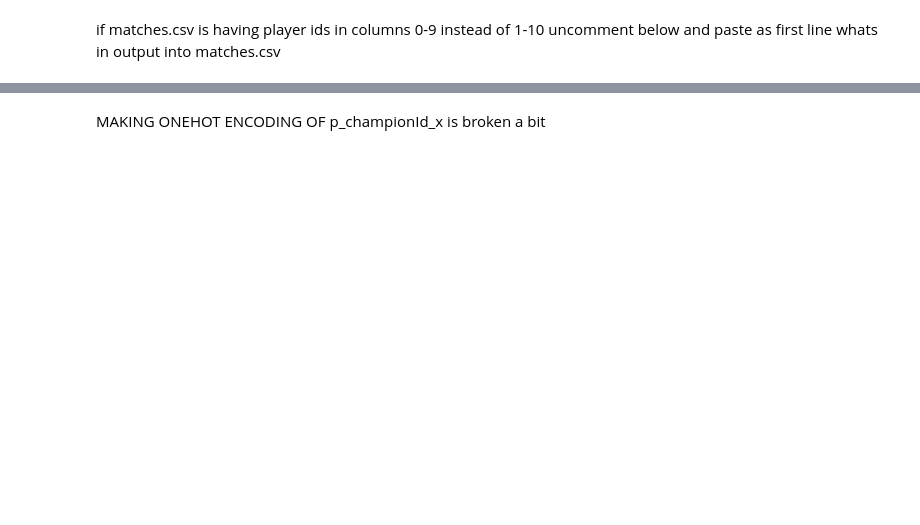
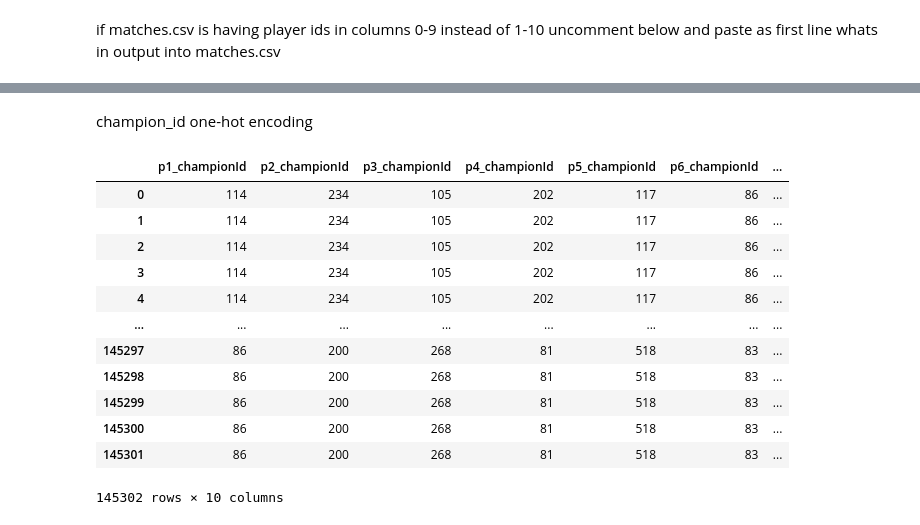
Before and after one commit to Qesterius/Lol_match_outcome_prediction, a Jupyter notebook: analisys_full_data.ipynb, the cells around one changed output, grey strips where cells are left out. Cells and saved outputs as stored; diff of their text form; code cells hidden in the pictures; blank space fills up the shorter version.

```diff
--- a/analisys_full_data.ipynb
+++ b/analisys_full_data.ipynb
@@ -183,13 +213,29 @@ def test_timestamp(timestamp):
     # uncomment to also test with cross_validation - takes more time and results are similar so I left it commented out for now
     # for model in models:
     #     cross_val_model(model, X, y)
-# %% [markdown]
-MAKING ONEHOT ENCODING OF p_championId_x is broken a bit
+# %% [markdown]
+champion_id one-hot encoding
 # %%
-champion_id_frame = data_cleaned[["p{}_championId_x".format(i) for i in range(1, 11)]]
+champion_id_frame = data_cleaned[["p{}_championId".format(i) for i in range(1, 11)]]
 
 #it would be cool to make from 1-5 one set of onehot encoding ex. blue_championId_1 ... blue_championId_900
 #and from 6-10 another set of onehot encoding ex. red_championId_1 ... red_championId_900
 
 #for now below attempt created that there are multiple same name collumns ex. blue_100 blue_100 ... {5 times like for each player}.
 # Combining it into one collumn after is time consuming and not sure if it even is correct
+# %%
+champion_id_frame
+# %% [output]
+|  | p1_championId | p2_championId | p3_championId | p4_championId | p5_championId | p6_championId | ... |
+| 0 | 114 | 234 | 105 | 202 | 117 | 86 | ... |
+| 1 | 114 | 234 | 105 | 202 | 117 | 86 | ... |
+| 2 | 114 | 234 | 105 | 202 | 117 | 86 | ... |
+| 3 | 114 | 234 | 105 | 202 | 117 | 86 | ... |
+| 4 | 114 | 234 | 105 | 202 | 117 | 86 | ... |
+| ... | ... | ... | ... | ... | ... | ... | ... |
+| 145297 | 86 | 200 | 268 | 81 | 518 | 83 | ... |
+| 145298 | 86 | 200 | 268 | 81 | 518 | 83 | ... |
+| 145299 | 86 | 200 | 268 | 81 | 518 | 83 | ... |
+| 145300 | 86 | 200 | 268 | 81 | 518 | 83 | ... |
+| 145301 | 86 | 200 | 268 | 81 | 518 | 83 | ... |
+145302 rows × 10 columns
```
Also changed, not shown: parts of 25 cells of this notebook, 1 other file.
